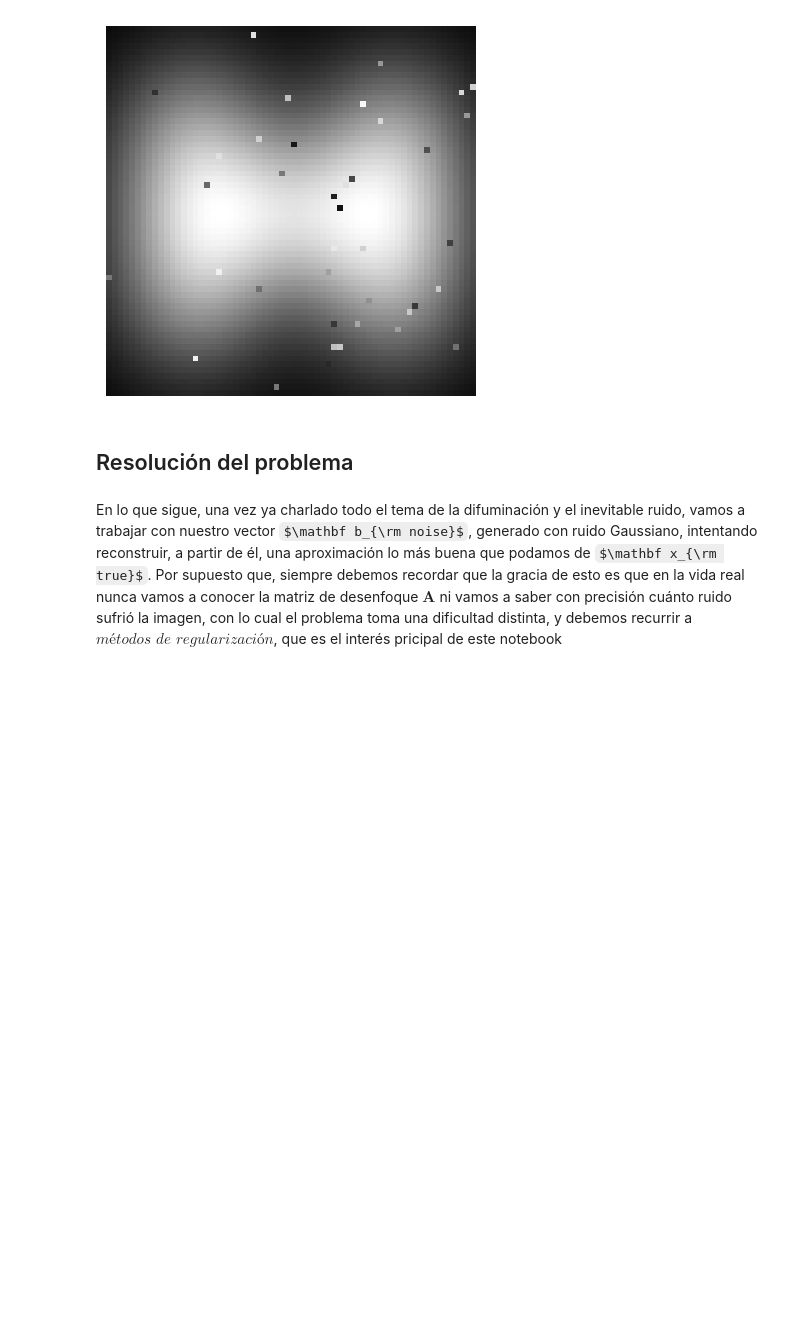
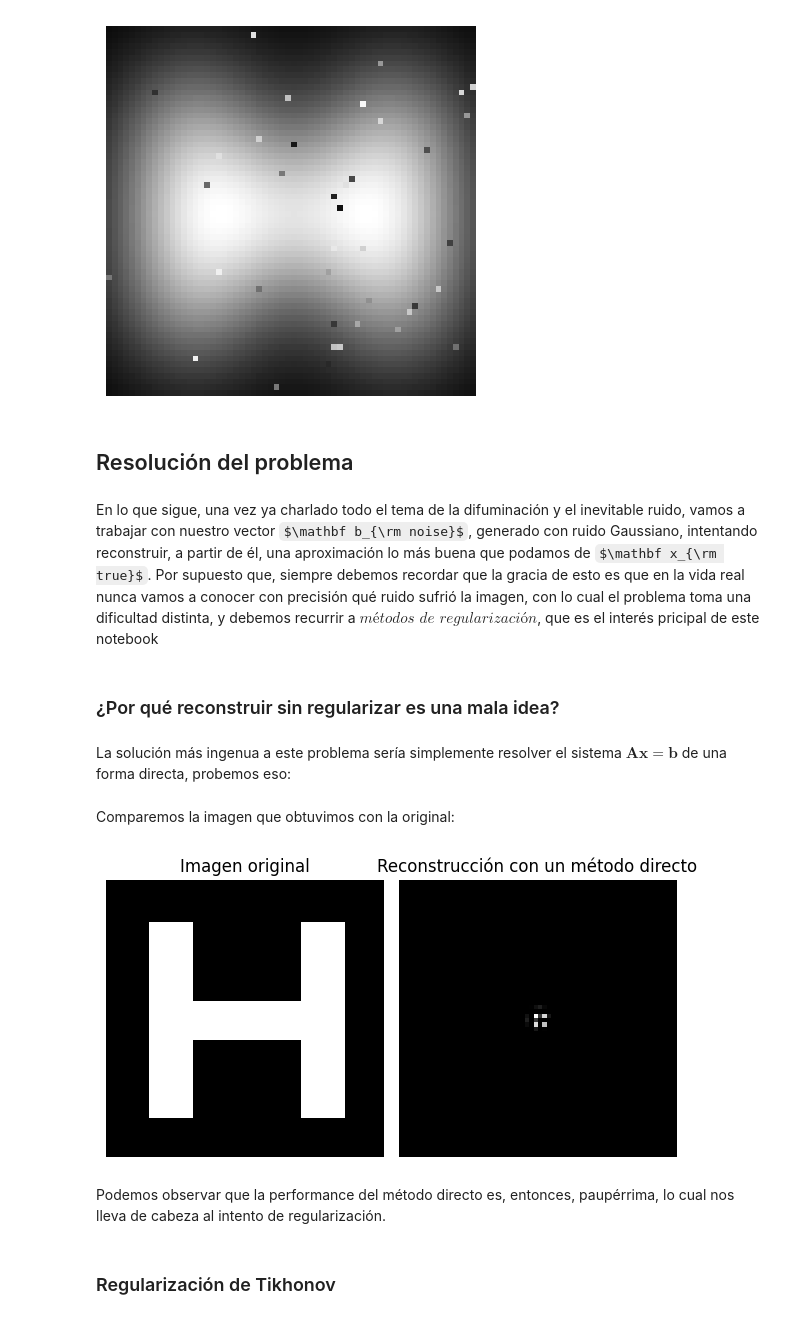
Before and after one commit to faustomartinez/trabajo-problemas-inversos, a Jupyter notebook: codigo.ipynb, the cells around one changed output. Drawn from its saved outputs; the diff is of its cells as text; code cells hidden in the pictures; some formulas as TeX source; blank space fills up the shorter version.

Commit message:
Agrego ejemplo de método directo

```diff
--- a/codigo.ipynb
+++ b/codigo.ipynb
@@ -391,4 +391,40 @@ funciones.mostrar_vector(funciones.agregar_ruido(b_true, opcion = "saltpepper"),
 # %% [markdown]
 ## Resolución del problema
 # %% [markdown]
-En lo que sigue, una vez ya charlado todo el tema de la difuminación y el inevitable ruido, vamos a trabajar con nuestro vector $\mathbf b_{\rm noise}$, generado con ruido Gaussiano, intentando reconstruir, a partir de él, una aproximación lo más buena que podamos de $\mathbf x_{\rm true}$. Por supuesto que, siempre debemos recordar que la gracia de esto es que en la vida real nunca vamos a conocer la matriz de desenfoque $\mathbf A$ ni vamos a saber con precisión cuánto ruido sufrió la imagen, con lo cual el problema toma una dificultad distinta, y debemos recurrir a $\textit{métodos de regularización}$, que es el interés pricipal de este notebook
+En lo que sigue, una vez ya charlado todo el tema de la difuminación y el inevitable ruido, vamos a trabajar con nuestro vector $\mathbf b_{\rm noise}$, generado con ruido Gaussiano, intentando reconstruir, a partir de él, una aproximación lo más buena que podamos de $\mathbf x_{\rm true}$. Por supuesto que, siempre debemos recordar que la gracia de esto es que en la vida real nunca vamos a conocer con precisión qué ruido sufrió la imagen, con lo cual el problema toma una dificultad distinta, y debemos recurrir a $\textit{métodos de regularización}$, que es el interés pricipal de este notebook
+# %% [markdown]
+### ¿Por qué reconstruir sin regularizar es una mala idea?
+# %% [markdown]
+La solución más ingenua a este problema sería simplemente resolver el sistema $\mathbf{Ax = \mathbf b}$ de una forma directa, probemos eso:
+# %%
+# Obtenemos la solución naive
+x_naive = np.linalg.solve(A,b_noise)
+# %% [markdown]
+Comparemos la imagen que obtuvimos con la original:
+# %%
+# Hacemos subplots para hacer 2 gráficos en uno
+plt.figure(figsize=(6, 4))
+
+# Graficamos la imagen original
+plt.subplot(1, 2, 1)
+imagen_true = funciones.im(x_true, dimensiones)
+plt.imshow(imagen_true, vmin=0, vmax=np.max(imagen_true), cmap='gray')
+plt.title("Imagen original")
+plt.axis('off')
+
+# Graficamos la reconstrucción naive
+plt.subplot(1, 2, 2)
+imagen_naive = funciones.im(x_naive, dimensiones)
+plt.imshow(imagen_naive, vmin=0, vmax=np.max(imagen_naive), cmap='gray')
+plt.title("Reconstrucción con un método directo")
+plt.axis('off')
+
+# Mostramos
+plt.tight_layout()
+plt.show()
+# %% [output]
+[figure, added]
+# %% [markdown]
+Podemos observar que la performance del método directo es, entonces, paupérrima, lo cual nos lleva de cabeza al intento de regularización.
+# %% [markdown]
+### Regularización de Tikhonov
```
Also changed, not shown: parts of 1 cell of this notebook.
